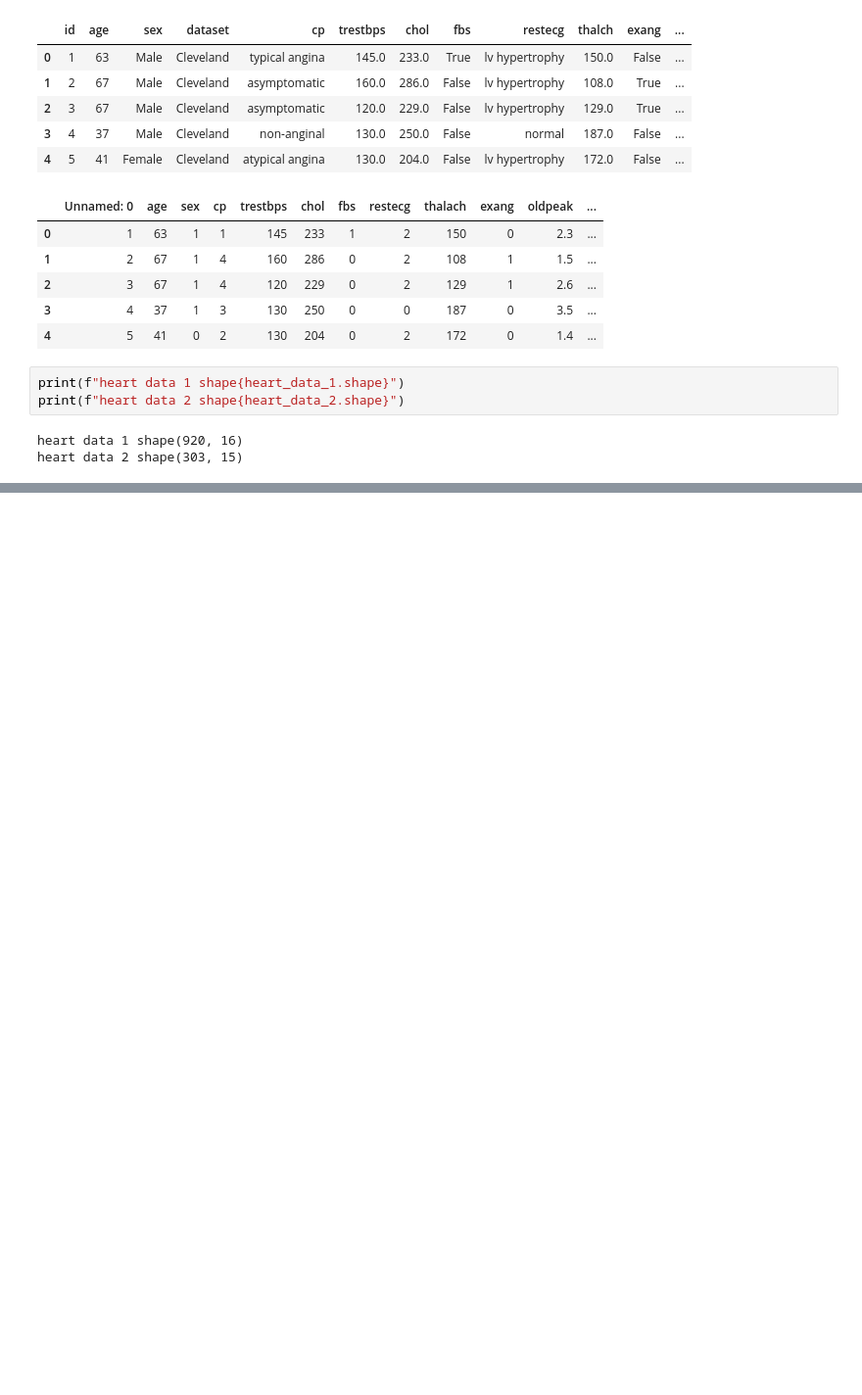
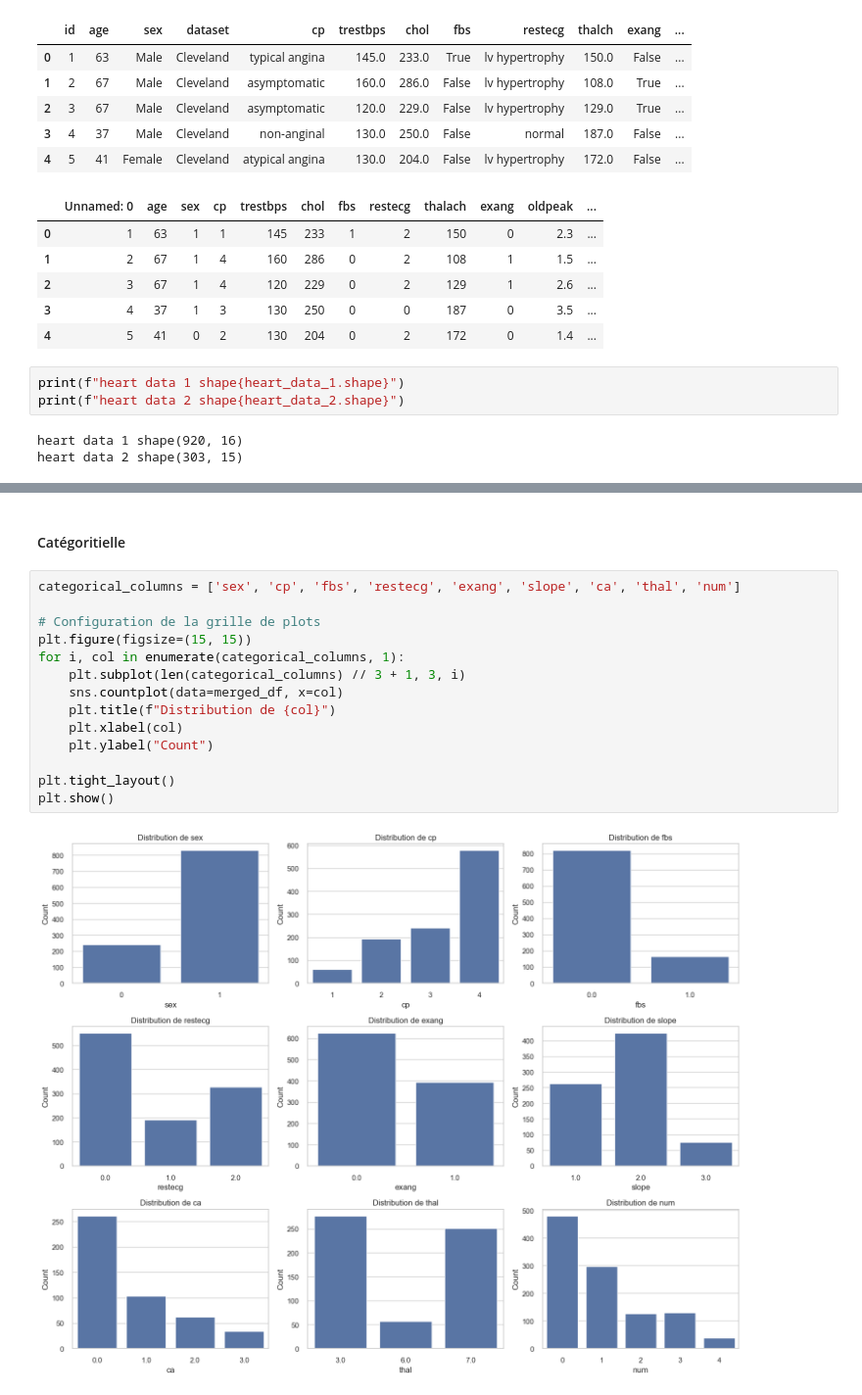
Before and after one commit to YannSko/Kidney_Disease_Classif, a Jupyter notebook: notebook/exploration.ipynb, the cells around one changed output, grey strips where cells are left out. Shown at 98% size. Saved outputs shown, nothing was run; the diff lists cells and outputs as text; blank space fills up the shorter version.

```diff
--- a/notebook/exploration.ipynb
+++ b/notebook/exploration.ipynb
@@ -142,0 +247,18 @@ merged_df.shape
+# %% [markdown]
+ #### Catégoritielle
+# %%
+categorical_columns = ['sex', 'cp', 'fbs', 'restecg', 'exang', 'slope', 'ca', 'thal', 'num']
+
+# Configuration de la grille de plots
+plt.figure(figsize=(15, 15))
+for i, col in enumerate(categorical_columns, 1):
+    plt.subplot(len(categorical_columns) // 3 + 1, 3, i)
+    sns.countplot(data=merged_df, x=col)
+    plt.title(f"Distribution de {col}")
+    plt.xlabel(col)
+    plt.ylabel("Count")
+
+plt.tight_layout()
+plt.show()
+# %% [output]
+[figure, added]
```
Also changed, not shown: parts of 17 cells of this notebook.
